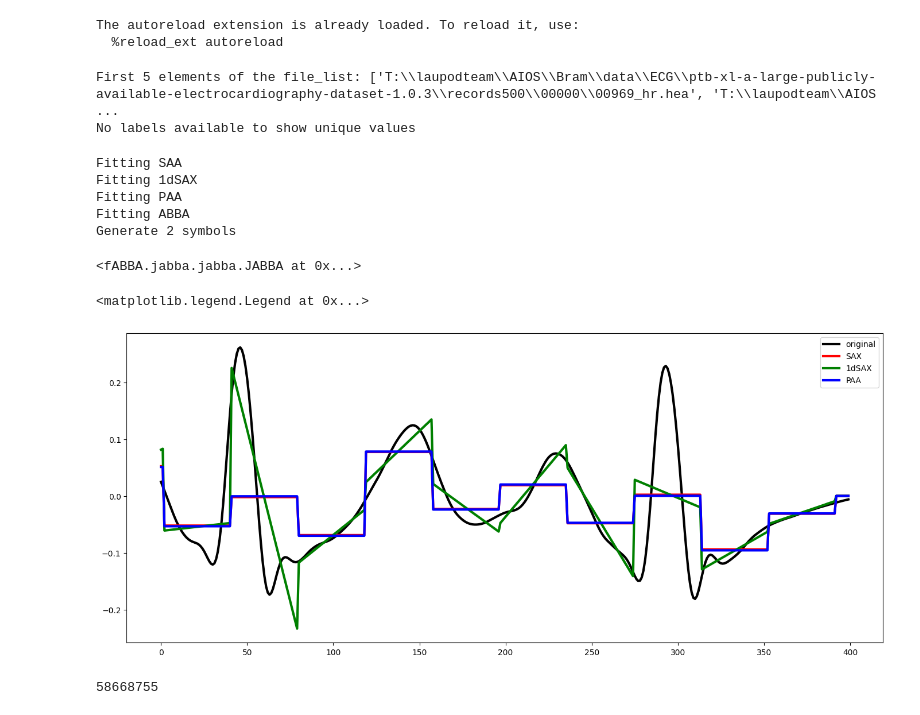
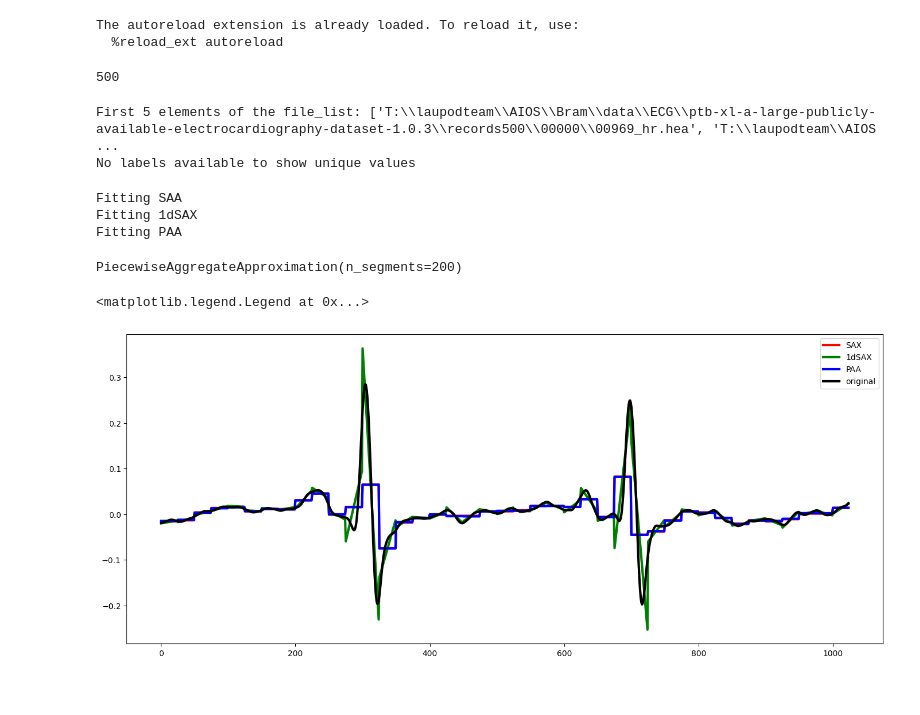
Before and after one commit to bramiozo/TimEx, a Jupyter notebook: sandbox/ECG_WordTransformer.ipynb, the cells around one changed output. Drawn from its saved outputs; the diff is of its cells as text; code cells hidden in the pictures.

```diff
--- a/sandbox/ECG_WordTransformer.ipynb
+++ b/sandbox/ECG_WordTransformer.ipynb
@@ -38,8 +62,8 @@ The autoreload extension is already loaded. To reload it, use:
 # %%
-nsegments = 128
-SAX1d = OneD_SymbolicAggregateApproximation(n_segments=nsegments, alphabet_size_avg=300, alphabet_size_slope=300,
+nsegments = 200
+SAX1d = OneD_SymbolicAggregateApproximation(n_segments=nsegments, alphabet_size_avg=512, alphabet_size_slope=512,
                                             scale=False)
-SAA = SymbolicAggregateApproximation(n_segments=nsegments, alphabet_size_avg=600, scale=False)
+SAA = SymbolicAggregateApproximation(n_segments=nsegments, alphabet_size_avg=1024, scale=False)
 
 PAA = PiecewiseAggregateApproximation(n_segments=nsegments)
 
@@ -49,15 +75,30 @@ PREPLIST = ['savgol', 'resampler', 'notch', 'bandpass'] #, 'detrend', 'peak_trim
+# %%
+ecgConfig.SAMPLING_RATE
+# %% [output]
+500
 # %%
 ECGDat = dataset.ECGDataset(data=os.path.join(BASE_DIR,
                                        'ptb-xl-a-large-publicly-available-electrocardiography-dataset-1.0.3',
-                                       'records500',
-                                       '00000'),
+                                       'records500'),
                        label_binarizer=None,
                        augmentations=[],
+                       config = ecgConfig,
                        encode=False,
                        pretrain=False,
                        preprocessing=PREPLIST)
 
 ECGDl_prep = DataLoader(ECGDat, batch_size=128, shuffle=False, collate_fn=ECGDat.collate)
+
+# collect data for fitting
+ecgConfig = dataset.Config
+ecgConfig.SAMPLING_RATE = 500
+
+results = []
+for batch in tqdm(ECGDl_prep, desc="Processing ECG batches"):
+    ecg_data, ecg_label, ecg_filenames, _ , ecg_metadata = batch
+    for signal, label, metadata, filename in zip(ecg_data, ecg_label, ecg_metadata, ecg_filenames):
+        results.append(np.array(signal).transpose())
+results_concat = [r.ravel() for r in results]
 # %% [output]
 First 5 elements of the file_list: ['T:\\laupodteam\\AIOS\\Bram\\data\\ECG\\ptb-xl-a-large-publicly-available-electrocardiography-dataset-1.0.3\\records500\\00000\\00969_hr.hea', 'T:\\laupodteam\\AIOS ...
 No labels available to show unique values
@@ -82,37 +112,36 @@ SAX1d.fit(results, y=None)
 print("Fitting PAA")
 PAA.fit(results, y=None)
 
-print("Fitting ABBA")
-ABBA.fit(np.vstack(results_concat[:5]), n_jobs=-1)
+# print("Fitting ABBA")
+# ABBA.fit(np.vstack(results_concat[:5]), n_jobs=-1)
 # %% [output]
 Fitting SAA
 Fitting 1dSAX
 Fitting PAA
-Fitting ABBA
-Generate 2 symbols
-<fABBA.jabba.jabba.JABBA at 0x...>
+PiecewiseAggregateApproximation(n_segments=200)
 # %%
 tl = 5000
-sym_test = SAA.transform([results[0][:tl,:]])
+ts = 77
+sym_test = SAA.transform([results[ts][:tl,:]])
 inv_sym_test = SAA.inverse_transform(sym_test)[0]
 
-sym_test_1d = SAX1d.transform([results[0][:tl,:]])
+sym_test_1d = SAX1d.transform([results[ts][:tl,:]])
 inv_sym_test_1d = SAX1d.inverse_transform(sym_test_1d)[0]
 
-sym_test_paa = PAA.transform([results[0][:tl,:]])
+sym_test_paa = PAA.transform([results[ts][:tl,:]])
 inv_sym_test_paa = PAA.inverse_transform(sym_test_paa)[0]
 # %%
-channel = 1
-s = 4600
-length = 512
+channel = 4
+s = 2600
+length = 1024
 b, e = s, s + length
 fig,ax=plt.subplots(figsize=(17,7))
-plt.plot(results[0][b:e, channel], color='black', lw=3, label='original')
 plt.plot(inv_sym_test[b:e, channel], color='red', lw=3, label='SAX')
 plt.plot(inv_sym_test_1d[b:e, channel], color='green', lw=3, label='1dSAX')
 plt.plot(inv_sym_test_paa[b:e, channel], color='blue', lw=3, label='PAA')
+plt.plot(results[ts][b:e, channel], color='black', lw=3, label='original')
 plt.legend()
 # %% [output]
 <matplotlib.legend.Legend at 0x...>
-[figure, old version]
+[figure, new version]
 # %%
@@ -153,9 +182,7 @@ def trim_signal(data):
 # %%
-result = np.array(results).reshape(len(results),len(results[0][0]),len(results[0]))
-trimmed_array = trim_signal(result) #Shape:(n_signals, n_channels, ) inhomogeneous in third dimension
+# result = np.array(results).reshape(len(results),len(results[0][0]),len(results[0]))
+# trimmed_array = trim_signal(result) #Shape:(n_signals, n_channels, ) inhomogeneous in third dimension
 
-concatenated = np.concatenate([np.concatenate(row) for row in trimmed_array])
-print(len(concatenated))
+# concatenated = np.concatenate([np.concatenate(row) for row in trimmed_array])
+# print(len(concatenated))
-# %% [output]
-58668755
 # %%
```
Also changed, not shown: parts of 12 cells of this notebook, 7 other files.
